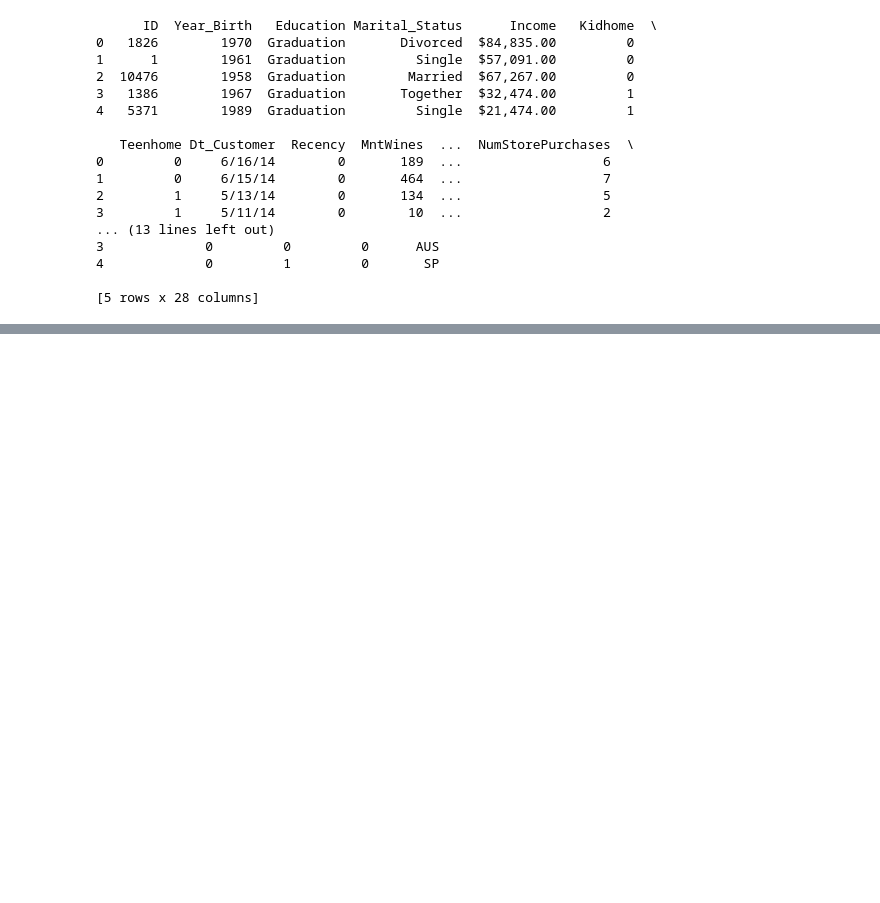
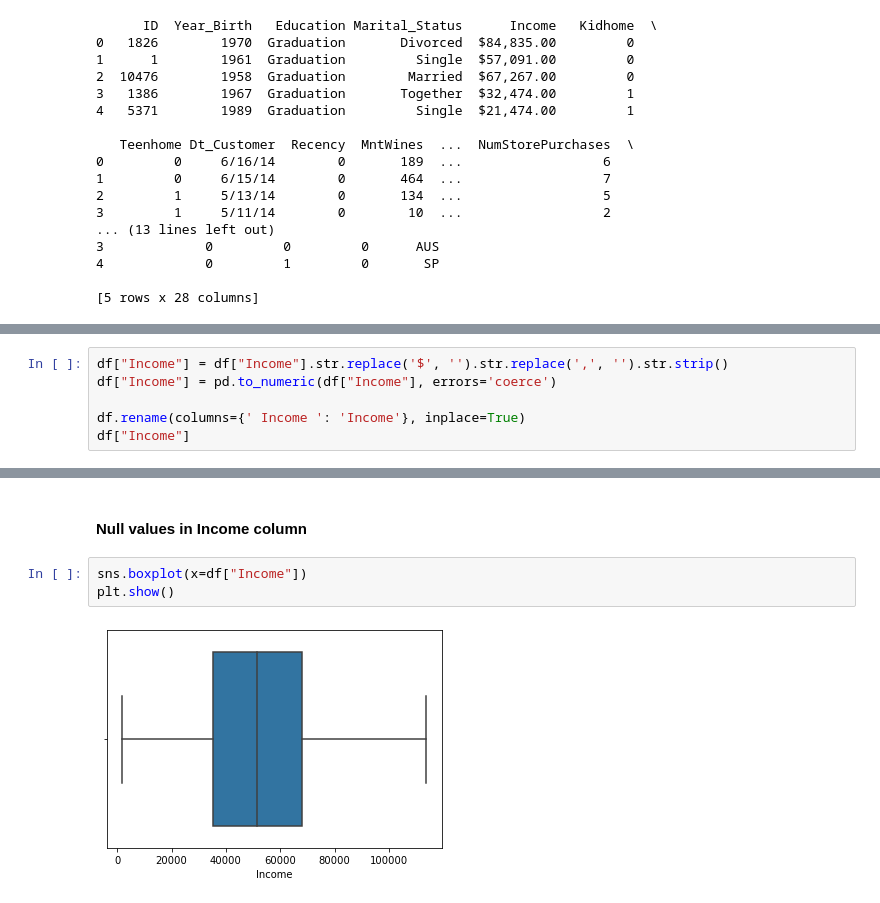
Before and after one commit to NitinJayavarapu12/Marketing-campaigns, a Jupyter notebook: Marketing_campaigns.ipynb, the cells around one changed output, grey strips where cells are left out. Drawn from its saved outputs; the diff is of its cells as text; blank space fills up the shorter version.

```diff
--- a/Marketing_campaigns.ipynb
+++ b/Marketing_campaigns.ipynb
@@ -30,0 +67,6 @@ print(df.head())
+# %%
+df["Income"] = df["Income"].str.replace('$', '').str.replace(',', '').str.strip()
+df["Income"] = pd.to_numeric(df["Income"], errors='coerce')
+
+df.rename(columns={' Income ': 'Income'}, inplace=True)
+df["Income"]
@@ -31 +120,8 @@ print(df.head())
+# %% [markdown]
+#### Null values in Income column
+# %%
+sns.boxplot(x=df["Income"])
+plt.show()
+# %% [output]
+[figure, added]
 # %%
```
Also changed, not shown: parts of 18 cells of this notebook.
